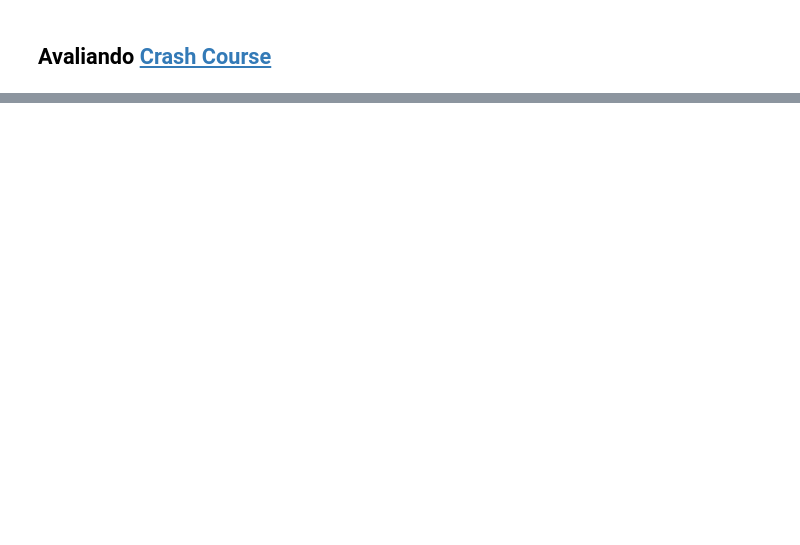
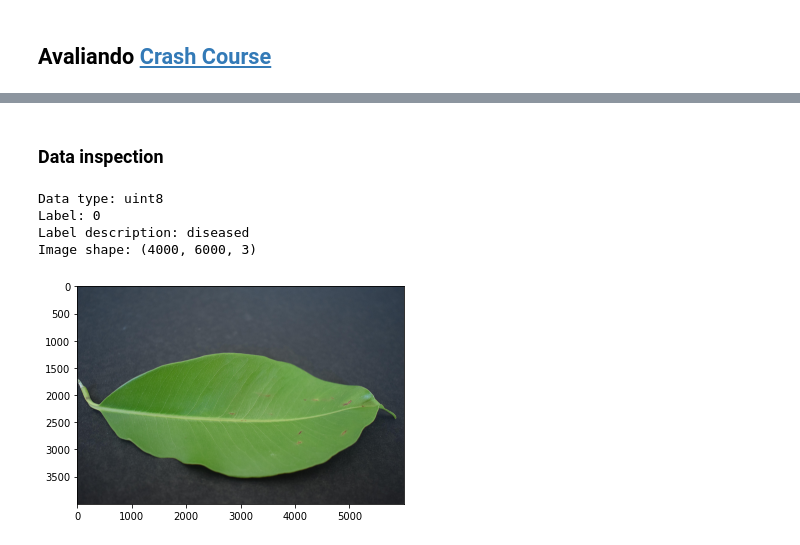
Before and after one commit to lucmertins/CapDeepLearningBook, a Jupyter notebook: notebooks/diversos/CrashCourse/CrashCourse6.ipynb, the cells around one changed output, grey strips where cells are left out. Saved outputs shown, nothing was run; the diff lists cells and outputs as text; code cells hidden in the pictures; blank space fills up the shorter version.

```diff
--- a/notebooks/diversos/CrashCourse/CrashCourse6.ipynb
+++ b/notebooks/diversos/CrashCourse/CrashCourse6.ipynb
@@ -20,0 +41,2 @@ ModuleNotFoundError: No module named 'prepare_dataset'
+# %% [markdown]
+### Data inspection
@@ -20,0 +45,21 @@ ModuleNotFoundError: No module named 'prepare_dataset'
+# %%
+train_dataset=gluon.data.vision.ImageFolderDataset('../../../data/crashCourse/c6/datasets/train')
+val_dataset=gluon.data.vision.ImageFolderDataset('../../../data/crashCourse/c6/datasets/validation')
+test_dataset=gluon.data.vision.ImageFolderDataset('../../../data/crashCourse/c6/datasets/test')
+# %%
+sample_idx=888
+sample=train_dataset[sample_idx]
+data=sample[0]
+label=sample[1]
+
+plt.imshow(data.asnumpy())
+print(f"Data type: {data.dtype}")
+print(f"Label: {label}")
+print(f"Label description: {train_dataset.synsets[label]}")
+print(f"Image shape: {data.shape}")
+# %% [output]
+Data type: uint8
+Label: 0
+Label description: diseased
+Image shape: (4000, 6000, 3)
+[figure, added]
```
Also changed, not shown: parts of 3 cells of this notebook.
